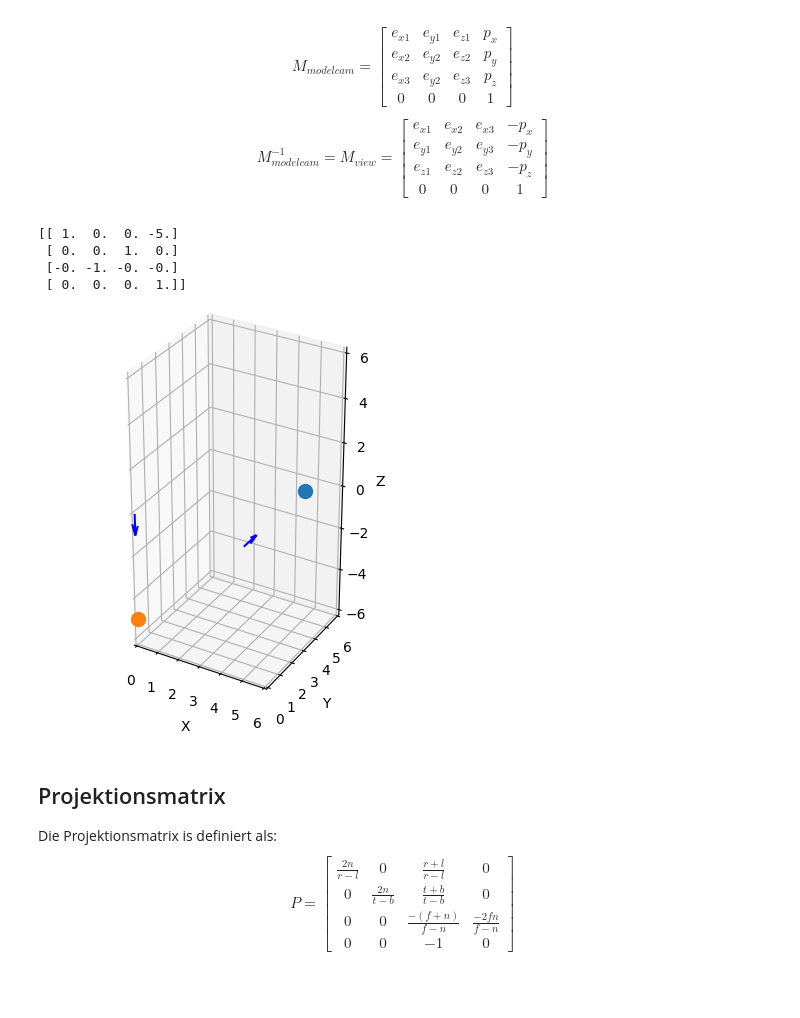
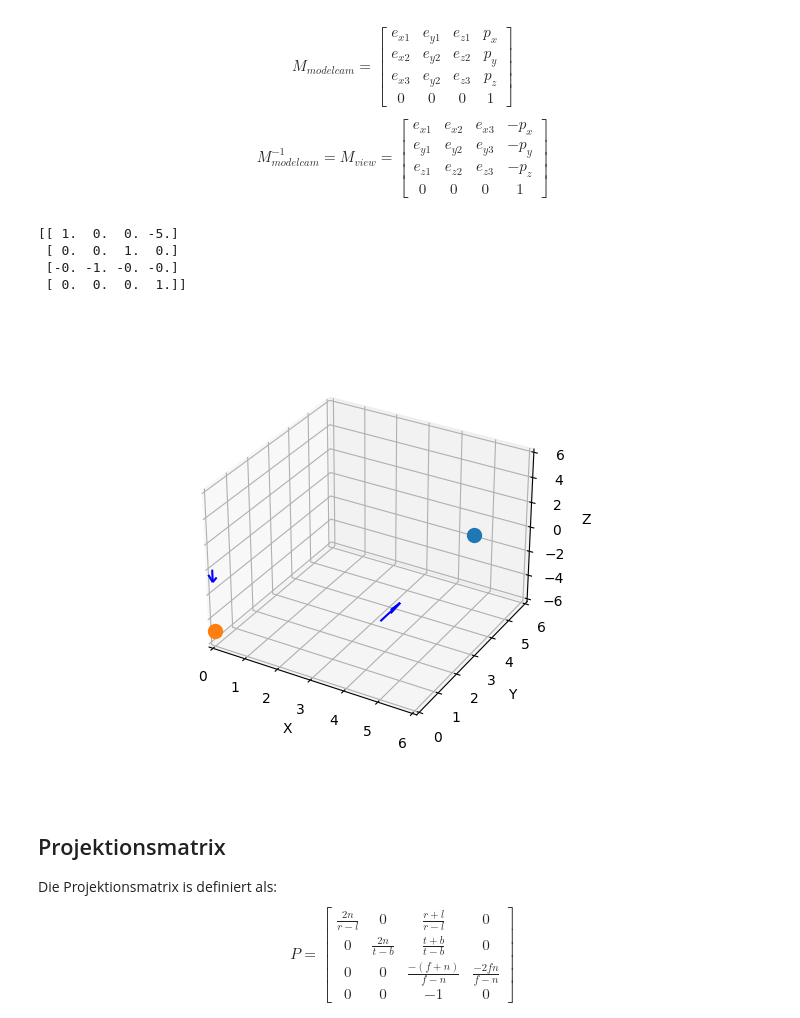
Before and after one commit to dimo3d/CGI_course_materials, a Jupyter notebook: content/trial_lecture.ipynb, the cells around one changed output. Drawn from its saved outputs; the diff is of its cells as text; code cells hidden in the pictures; blank space fills up the shorter version.

```diff
--- a/content/trial_lecture.ipynb
+++ b/content/trial_lecture.ipynb
@@ -120,35 +127,35 @@ transformed_camera_direction =  transform_matrix @ camera_direction
 
 # Apply transformation matrices to point
 inv_transform_matrix = np.linalg.inv(transform_matrix)
 print(inv_transform_matrix)
 transformed_point = inv_transform_matrix @ point
 
 
 # Plot original and transformed points
 fig = plt.figure()
 ax = fig.add_subplot(111, projection='3d')
 ax.scatter(point[0], point[1], point[2], marker='o', s=100, label='Original point')
 ax.scatter(transformed_point[0], transformed_point[1], transformed_point[2], marker='o', s=100, label='Transformed point')
 ax.set_xlim([0, 6])
 ax.set_ylim([0, 6])
 ax.set_zlim([-6, 6])
 ax.set_xlabel('X')
 ax.set_ylabel('Y')
 ax.set_zlabel('Z')
 
 # Create arrow object to represent camera vector
 ax.quiver(camera_origin[0], camera_origin[1], camera_origin[2],
           camera_direction[0], camera_direction[1], camera_direction[2], color='blue', arrow_length_ratio=0.5)
 ax.quiver(transformed_camera_origin[0], transformed_camera_origin[1], transformed_camera_origin[2],
           transformed_camera_direction[0], transformed_camera_direction[1], transformed_camera_direction[2], color='blue', arrow_length_ratio=0.5)
-ax.set_aspect('equal')
+#ax.set_aspect('equal')
 plt.show()
 # %% [output]
 [[ 1.  0.  0. -5.]
  [ 0.  0.  1.  0.]
  [-0. -1. -0. -0.]
  [ 0.  0.  0.  1.]]
-[figure, old version]
+[figure, new version]
 # %% [markdown]
 ## Projektionsmatrix
 
```
Also changed, not shown: parts of 4 cells of this notebook.
